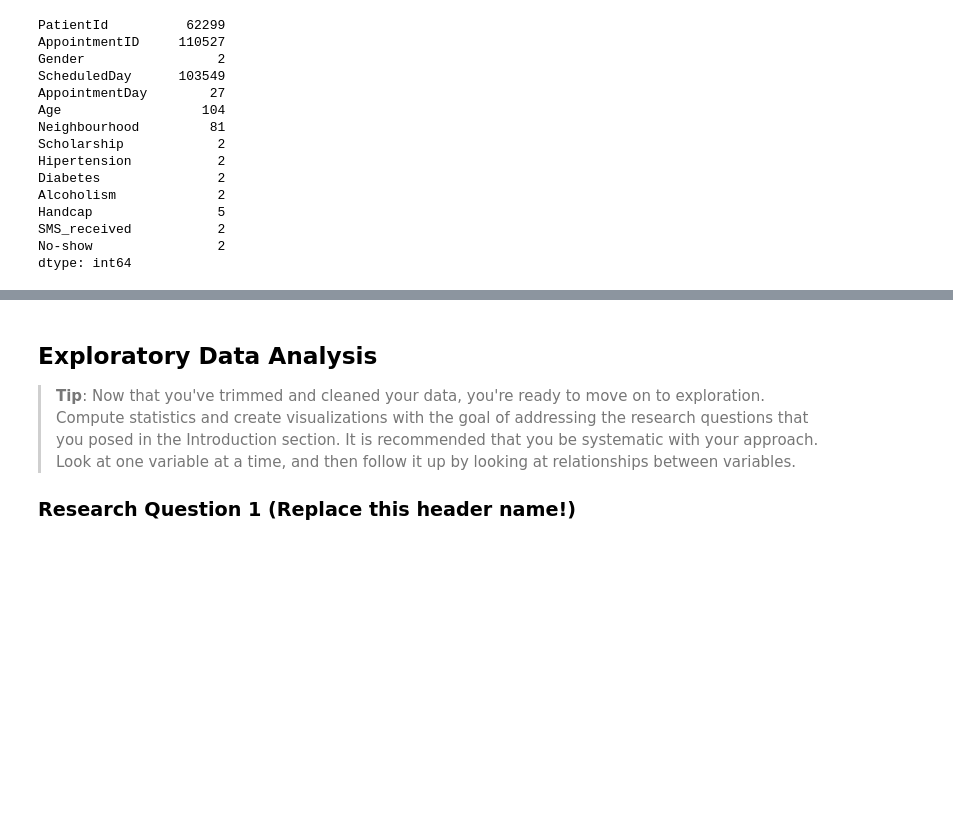
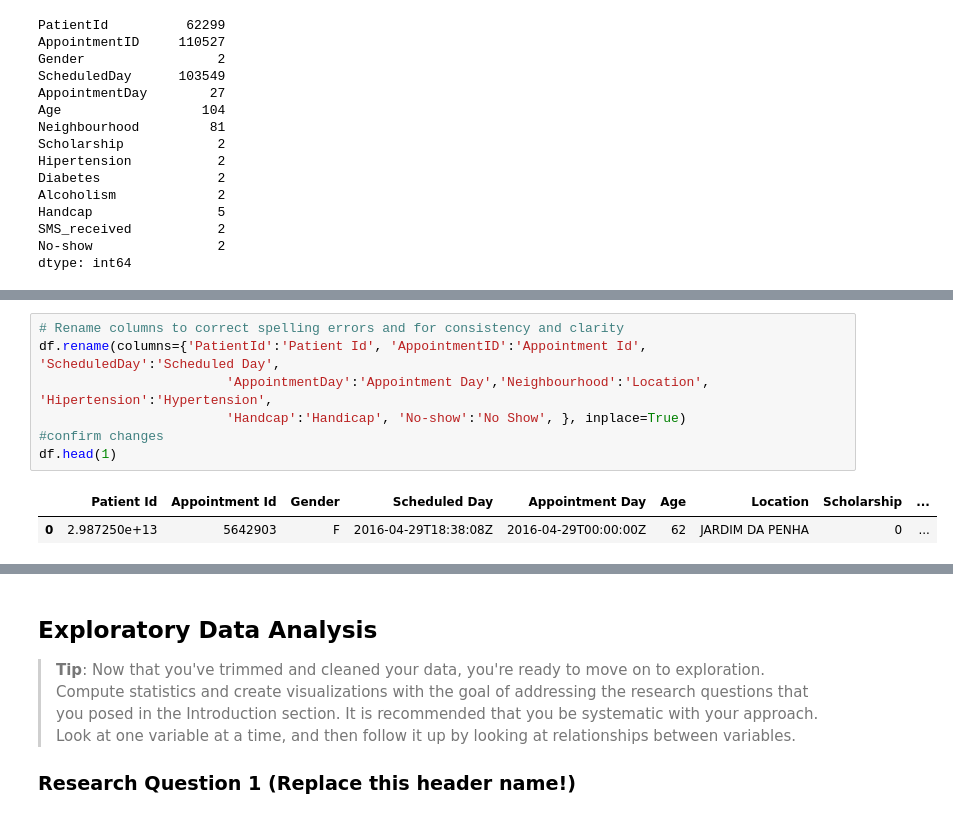
Before and after one commit to YousefKJM/P2-Investigate-a-Dataset, a Jupyter notebook: Investigate_a_Dataset.ipynb, the cells around one changed output, grey strips where cells are left out. Drawn from its saved outputs; the diff is of its cells as text; blank space fills up the shorter version.

```diff
--- a/Investigate_a_Dataset.ipynb
+++ b/Investigate_a_Dataset.ipynb
@@ -158,0 +172,10 @@ df.describe()
+# %%
+# Rename columns to correct spelling errors and for consistency and clarity
+df.rename(columns={'PatientId':'Patient Id', 'AppointmentID':'Appointment Id', 'ScheduledDay':'Scheduled Day',
+                        'AppointmentDay':'Appointment Day','Neighbourhood':'Location', 'Hipertension':'Hypertension',
+                        'Handcap':'Handicap', 'No-show':'No Show', }, inplace=True)
+#confirm changes
+df.head(1)
+# %% [output]
+|  | Patient Id | Appointment Id | Gender | Scheduled Day | Appointment Day | Age | Location | Scholarship | ... |
+| 0 | 2.987250e+13 | 5642903 | F | 2016-04-29T18:38:08Z | 2016-04-29T00:00:00Z | 62 | JARDIM DA PENHA | 0 | ... |
```
Also changed, not shown: parts of 22 cells of this notebook, 1 other file.
